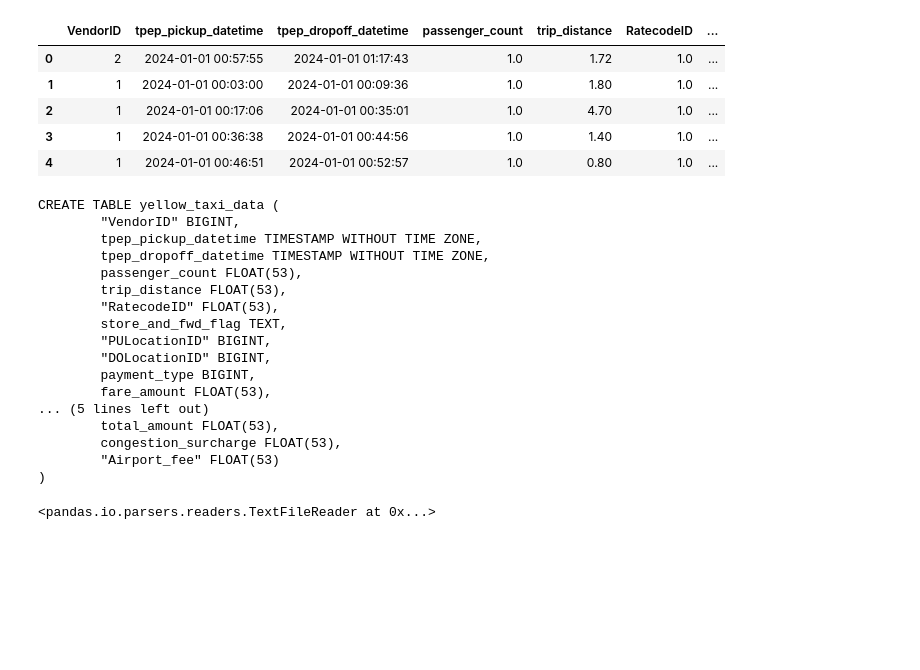
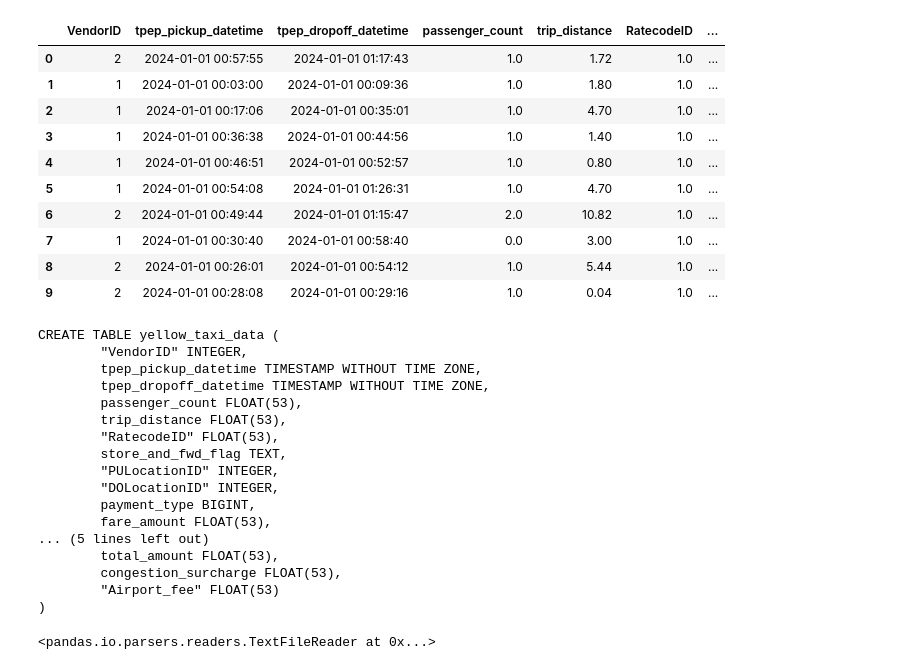
Before and after one commit to polina-fuksman/data-engineering-zoomcamp, a Jupyter notebook: week_1_basics_n_setup/2_docker_sql/upload-data.ipynb, the cells around one changed output. Cells and saved outputs as stored; diff of their text form; code cells hidden in the pictures; blank space fills up the shorter version.

Commit message:
Added data pipeline

```diff
--- a/week_1_basics_n_setup/2_docker_sql/upload-data.ipynb
+++ b/week_1_basics_n_setup/2_docker_sql/upload-data.ipynb
@@ -1,15 +1,20 @@
 # %%
 import pandas as pd
 # %%
-taxi_jan_2024 = pd.read_csv('yellow_tripdata_2024-01.csv', nrows = 100)
-taxi_jan_2024.head()
+taxi_jan_2024 = pd.read_parquet('https://d37ci6vzurychx.cloudfront.net/trip-data/yellow_tripdata_2024-01.parquet')
+taxi_jan_2024.head(n=10)
 # %% [output]
 |  | VendorID | tpep_pickup_datetime | tpep_dropoff_datetime | passenger_count | trip_distance | RatecodeID | ... |
 | 0 | 2 | 2024-01-01 00:57:55 | 2024-01-01 01:17:43 | 1.0 | 1.72 | 1.0 | ... |
 | 1 | 1 | 2024-01-01 00:03:00 | 2024-01-01 00:09:36 | 1.0 | 1.80 | 1.0 | ... |
 | 2 | 1 | 2024-01-01 00:17:06 | 2024-01-01 00:35:01 | 1.0 | 4.70 | 1.0 | ... |
 | 3 | 1 | 2024-01-01 00:36:38 | 2024-01-01 00:44:56 | 1.0 | 1.40 | 1.0 | ... |
 | 4 | 1 | 2024-01-01 00:46:51 | 2024-01-01 00:52:57 | 1.0 | 0.80 | 1.0 | ... |
+| 5 | 1 | 2024-01-01 00:54:08 | 2024-01-01 01:26:31 | 1.0 | 4.70 | 1.0 | ... |
+| 6 | 2 | 2024-01-01 00:49:44 | 2024-01-01 01:15:47 | 2.0 | 10.82 | 1.0 | ... |
+| 7 | 1 | 2024-01-01 00:30:40 | 2024-01-01 00:58:40 | 0.0 | 3.00 | 1.0 | ... |
+| 8 | 2 | 2024-01-01 00:26:01 | 2024-01-01 00:54:12 | 1.0 | 5.44 | 1.0 | ... |
+| 9 | 2 | 2024-01-01 00:28:08 | 2024-01-01 00:29:16 | 1.0 | 0.04 | 1.0 | ... |
 # %%
 taxi_jan_2024.tpep_pickup_datetime = pd.to_datetime(taxi_jan_2024.tpep_pickup_datetime)
 taxi_jan_2024.tpep_dropoff_datetime = pd.to_datetime(taxi_jan_2024.tpep_dropoff_datetime)
@@ -21,15 +26,15 @@ engine = create_engine('postgresql://root:root@localhost:5432/ny_taxi')
 print(pd.io.sql.get_schema(taxi_jan_2024, name='yellow_taxi_data', con=engine))
 # %% [output]
 CREATE TABLE yellow_taxi_data (
-        "VendorID" BIGINT,
+        "VendorID" INTEGER,
         tpep_pickup_datetime TIMESTAMP WITHOUT TIME ZONE,
         tpep_dropoff_datetime TIMESTAMP WITHOUT TIME ZONE,
         passenger_count FLOAT(53),
         trip_distance FLOAT(53),
         "RatecodeID" FLOAT(53),
         store_and_fwd_flag TEXT,
-        "PULocationID" BIGINT,
-        "DOLocationID" BIGINT,
+        "PULocationID" INTEGER,
+        "DOLocationID" INTEGER,
         payment_type BIGINT,
         fare_amount FLOAT(53),
 ... (5 lines left out)
```
Also changed, not shown: parts of 5 cells of this notebook, 4 other files.
